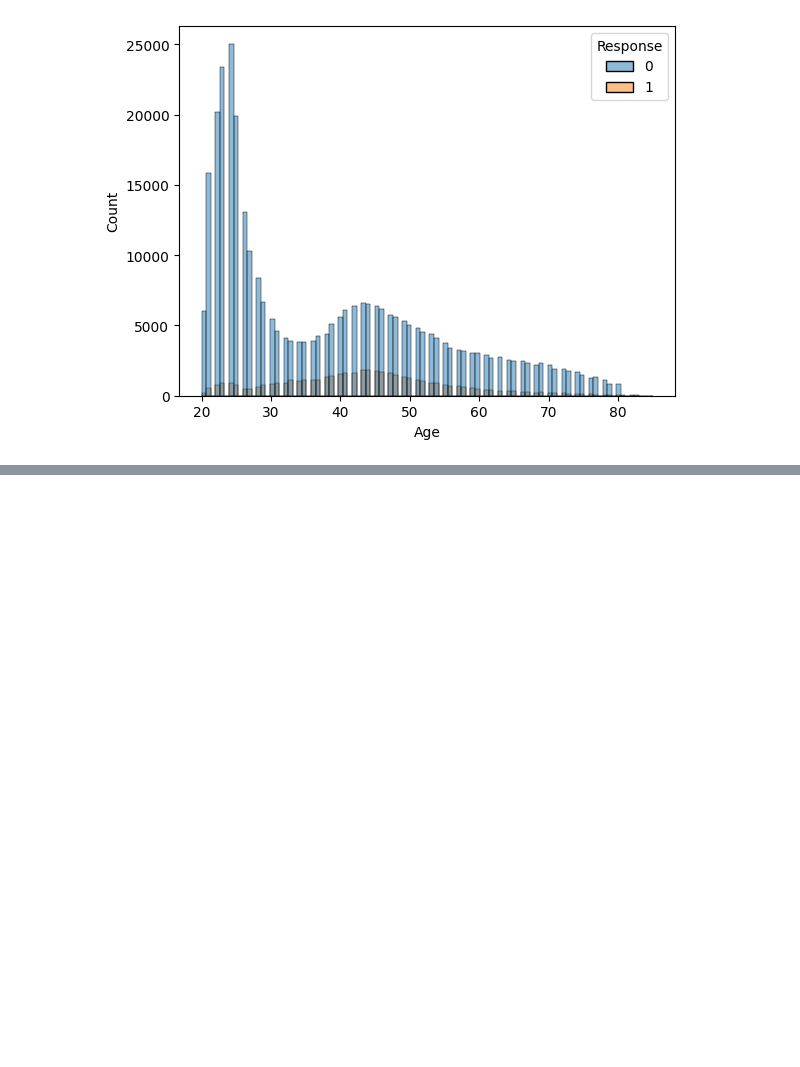
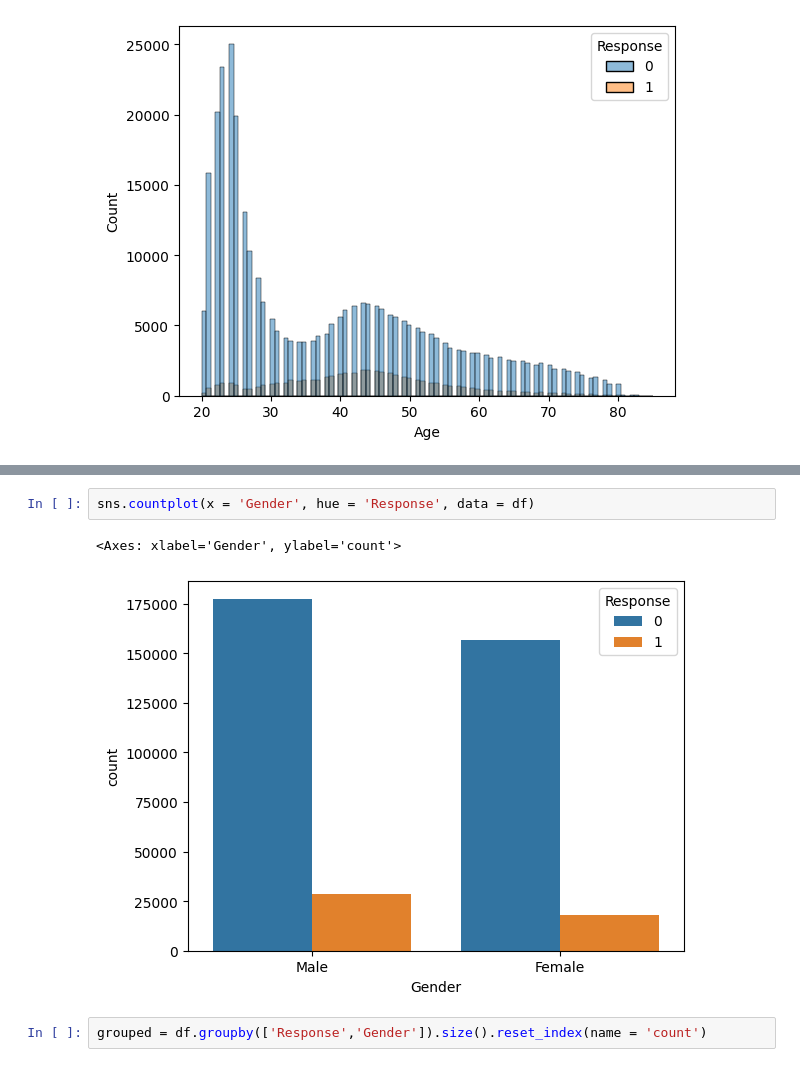
Before and after one commit to suryashekhawat52/Vehicle-Insurance-End2End, a Jupyter notebook: notebook/experiments.ipynb, the cells around one changed output, grey strips where cells are left out. Cells and saved outputs as stored; diff of their text form; blank space fills up the shorter version.

```diff
--- a/notebook/experiments.ipynb
+++ b/notebook/experiments.ipynb
@@ -96,0 +112,7 @@ sns.histplot(x= df['Age'],hue = df['Response'])
+# %%
+sns.countplot(x = 'Gender', hue = 'Response', data = df)
+# %% [output]
+<Axes: xlabel='Gender', ylabel='count'>
+[figure, added]
+# %%
+grouped = df.groupby(['Response','Gender']).size().reset_index(name = 'count')
```
Also changed, not shown: parts of 52 cells of this notebook, 1 other file.
